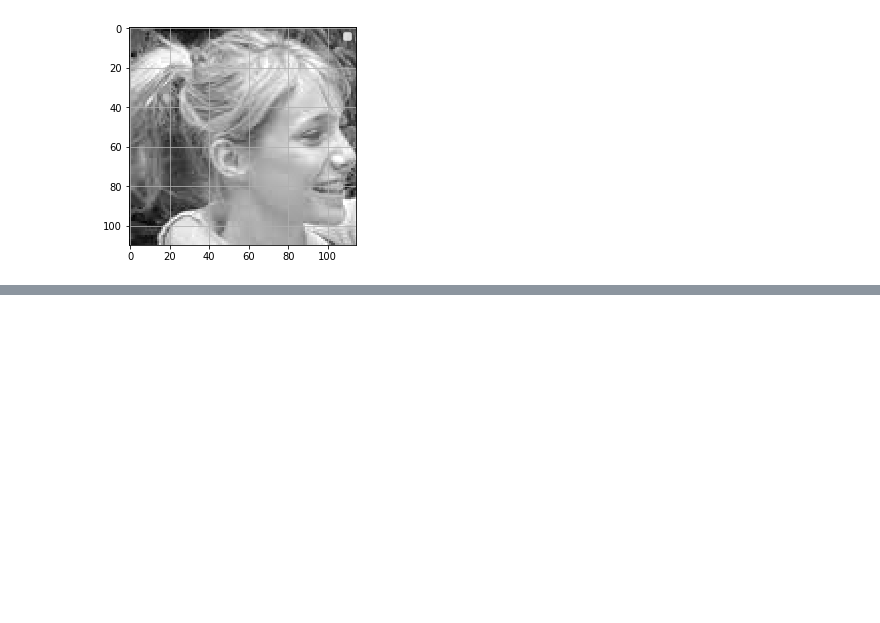
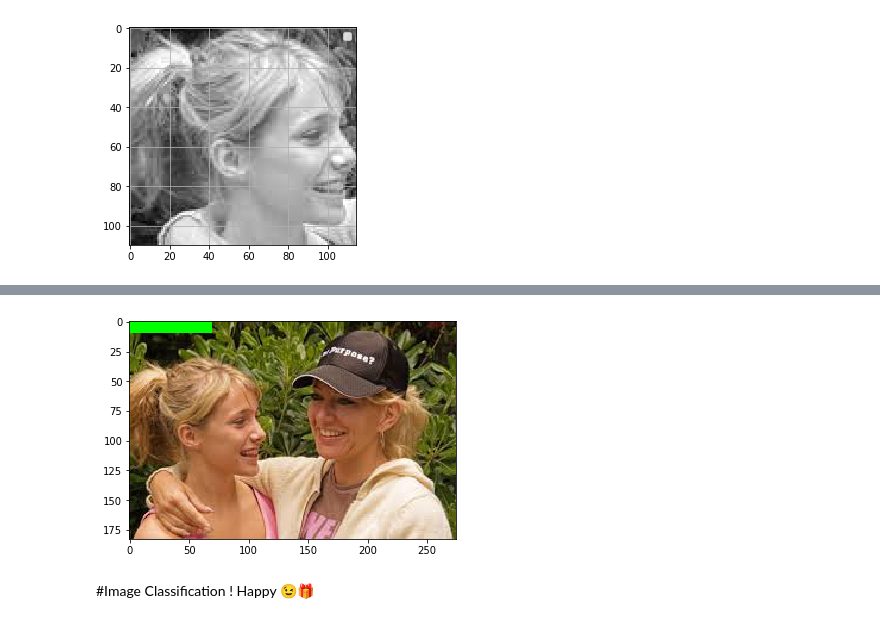
Before and after one commit to priyanshgupta1998/Image_Processing, a Jupyter notebook: Playing_with_Image_matplotlib.ipynb, the cells around one changed output, grey strips where cells are left out. Saved outputs shown, nothing was run; the diff lists cells and outputs as text; code cells hidden in the pictures; blank space fills up the shorter version.

```diff
--- a/Playing_with_Image_matplotlib.ipynb
+++ b/Playing_with_Image_matplotlib.ipynb
@@ -195,0 +221,12 @@ plt.show()
+# %%
+data = mpimg.imread(image)
+data = data.copy()
+data[:10,:70,0] = 0
+data[:10,:70,1] = 255
+data[:10,:70,2] = 0
+plt.imshow(data)
+plt.show()
+# %% [output]
+[figure, added]
+# %% [markdown]
+#Image Classification ! Happy 😉🎁
```
Also changed, not shown: parts of 8 cells of this notebook.
